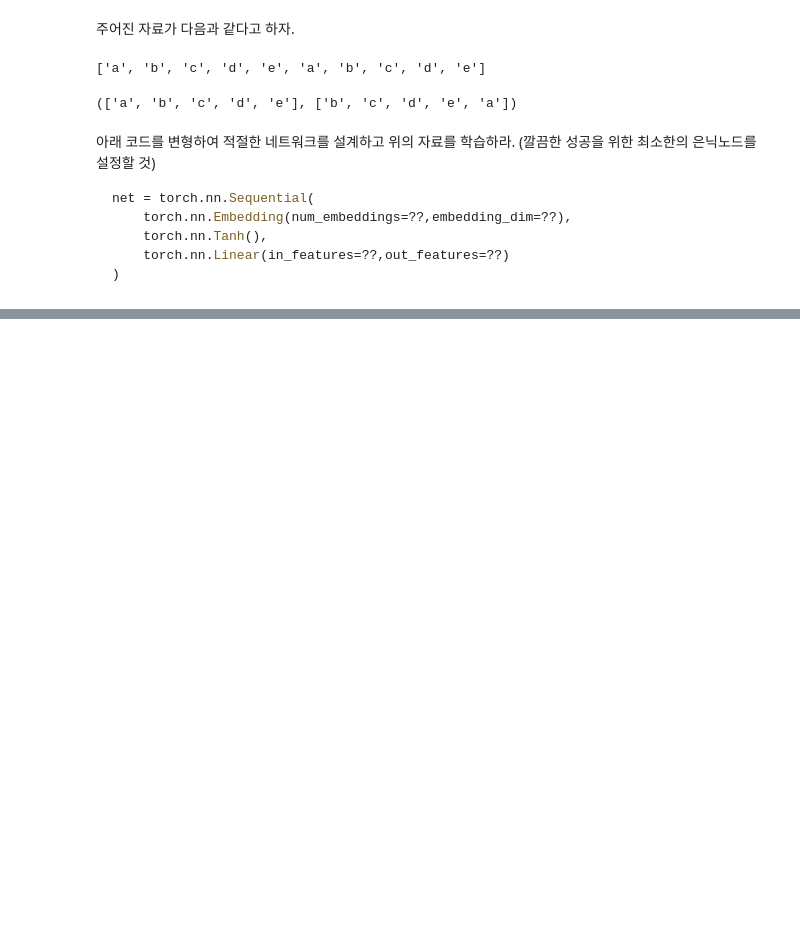
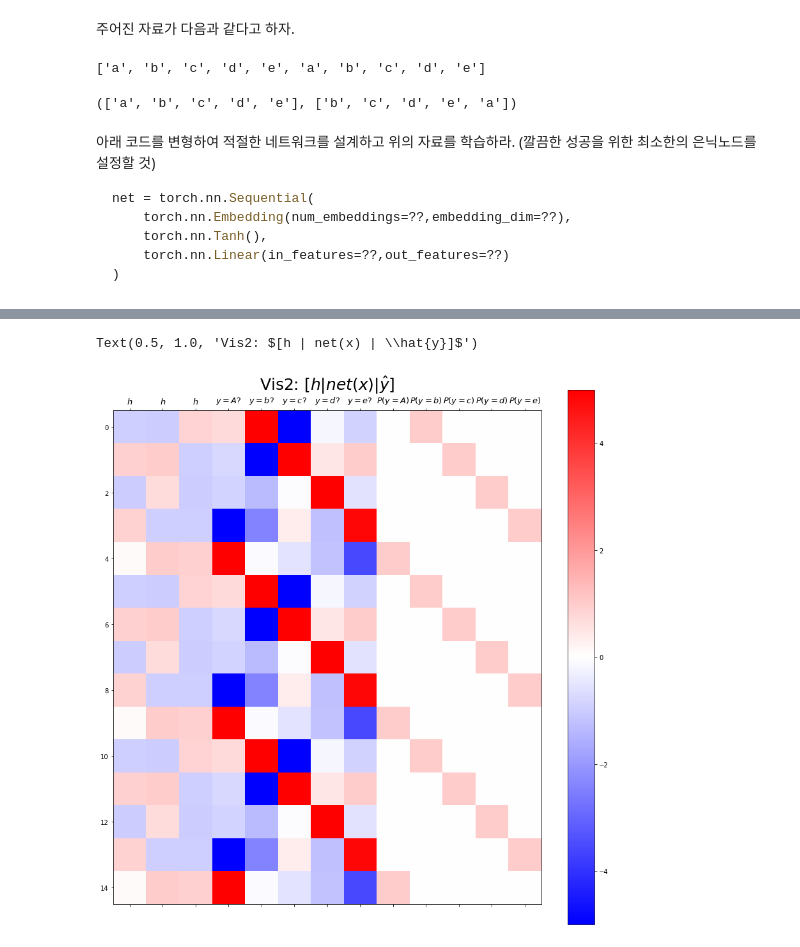
Before and after one commit to guebin/DL2022_backup, a Jupyter notebook: _notebooks/2022-11-03-(10주차) 11월3일.ipynb, the cells around one changed output, grey strips where cells are left out. Saved outputs shown, nothing was run; the diff lists cells and outputs as text; code cells hidden in the pictures; blank space fills up the shorter version.

```diff
--- a/_notebooks/2022-11-03-(10주차) 11월3일.ipynb
+++ b/_notebooks/2022-11-03-(10주차) 11월3일.ipynb
@@ -532,0 +588,12 @@ net = torch.nn.Sequential(
+# %%
+plt.matshow(combined[:15],vmin=-5,vmax=5,cmap='bwr')
+plt.xticks(range(13), labels=[r'$h$',r'$h$',r'$h$',
+                              r'$y=A?$',r'$y=b?$',r'$y=c?$',r'$y=d?$',r'$y=e?$',
+                              r'$P(y=A)$',r'$P(y=b)$',r'$P(y=c)$',r'$P(y=d)$',r'$P(y=e)$'],size=13)
+plt.colorbar()
+plt.gcf().set_figwidth(15)
+plt.gcf().set_figheight(15)
+plt.title(r"Vis2: $[h | net(x) | \hat{y}]$",size=25)
+# %% [output]
+Text(0.5, 1.0, 'Vis2: $[h | net(x) | \\hat{y}]$')
+[figure, added]
```
Also changed, not shown: parts of 11 cells of this notebook.
